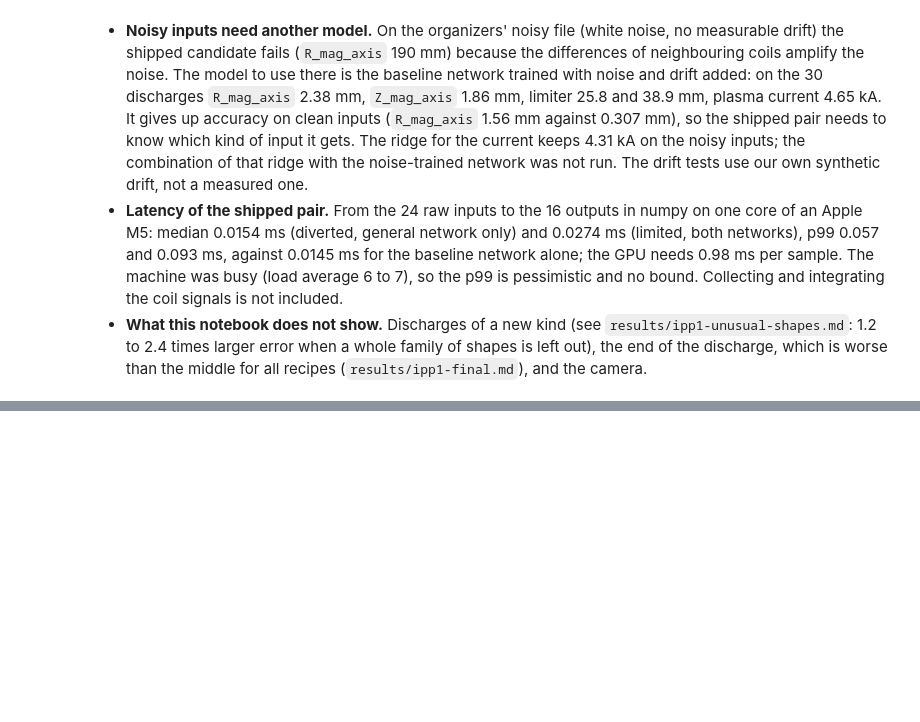
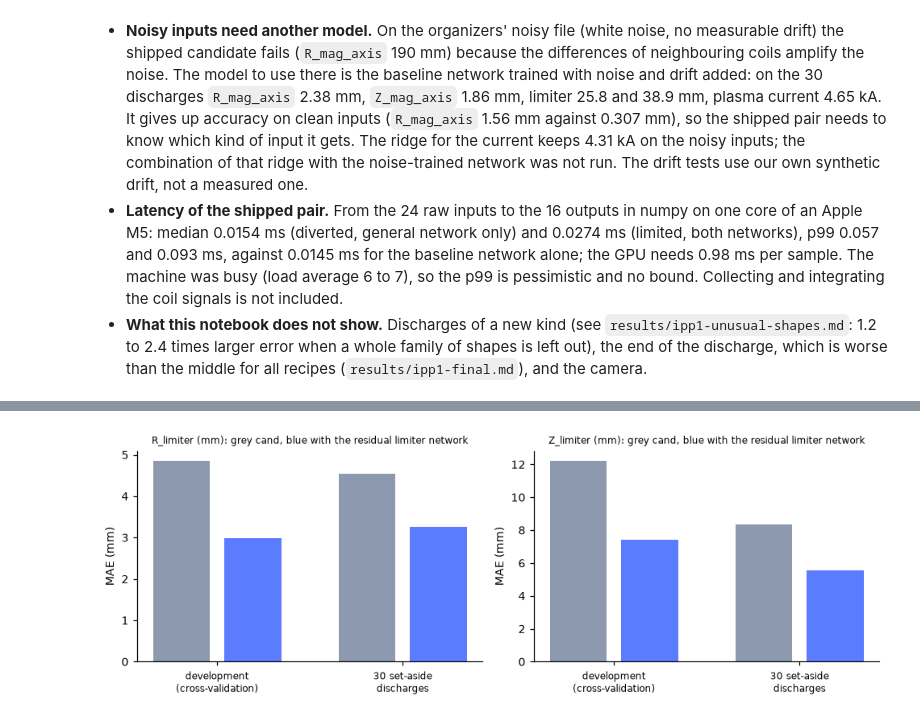
Before and after one commit to mschiller890/hackathon, a Jupyter notebook: notebooks/09_final_model_locked_test.ipynb, the cells around one changed output, grey strips where cells are left out. Cells and saved outputs as stored; diff of their text form; code cells hidden in the pictures; blank space fills up the shorter version.

```diff
--- a/notebooks/09_final_model_locked_test.ipynb
+++ b/notebooks/09_final_model_locked_test.ipynb
@@ -464,0 +471,19 @@ KEY_JSON {"locked_discharges": 30, "locked_rows": 8761, "positive_polarity": {"d
+# %%
+txt = (RES / "ipp1-limiter-swap.md").read_text()
+arm_pat = re.compile(r"\| (arm \d)[^|]*\| ([\d.]+) \(([\d.]+)\) \| ([\d.]+) \(([\d.]+)\) \| ([^|]*)\| ([^|]*)\|")
+arms = {m.group(1): dict(R_limiter_mm=float(m.group(2)), R_sd=float(m.group(3)), Z_limiter_mm=float(m.group(4)), Z_sd=float(m.group(5)), gain_R=m.group(6).strip() or "-", gain_Z=m.group(7).strip() or "-")
+        for m in map(arm_pat.match, txt.splitlines()) if m}
+names = {"arm 0": "cand (shipped)", "arm 1": "cand + residual limiter network", "arm 2": "control: own network, weight 1.5, 100 epochs"}
+dev = pd.DataFrame(arms).T.rename(index=names)
+print("Development: 119 discharges, 5 folds x 3 seeds, pooled out-of-fold MAE in mm, mean and SD over seeds")
+print(dev.to_string())
+lock = {m.group(1): (float(m.group(2)), float(m.group(3)), int(m.group(4))) for m in re.finditer(r"\| (R_limiter|Z_limiter) \(mm\) \| ([\d.]+) \| ([\d.]+) \| ([+-]?\d+) %", txt)}
+print("\nLocked 30 discharges, scored once (seed 0), MAE in mm:")
+print(pd.DataFrame(lock, index=["cand", "cand + residual limiter network", "change (%)"]).T.to_string())
+lat = re.search(r"\*\*median of the 5 runs\*\* \| \| \*\*([\d.]+)\*\* \| \*\*([\d.]+)\*\* \| \*\*([\d.]+)\*\*", txt)
+print(f"\nLimited-path median latency, 5 runs at normal priority (ms): cand {float(lat.group(1)):.4f}, with the residual limiter network {float(lat.group(2)):.4f}, control {float(lat.group(3)):.4f}")
+# the numbers quoted in the text below are checked here, so the text cannot drift from the report
+assert (arms["arm 0"]["R_limiter_mm"], arms["arm 1"]["R_limiter_mm"], arms["arm 0"]["Z_limiter_mm"], arms["arm 1"]["Z_limiter_mm"]) == (4.85, 2.98, 12.2, 7.44)
+assert lock == {"R_limiter": (4.55, 3.26, -28), "Z_limiter": (8.35, 5.55, -34)} and (float(lat.group(1)), float(lat.group(2))) == (0.029, 0.0872)
+KEY["extra_limiter"] = {"dev": {k: [v["R_limiter_mm"], v["Z_limiter_mm"]] for k, v in arms.items()}, "locked": lock, "latency_ms": [float(lat.group(1)), float(lat.group(2))]}
+print("\nProtocols: development = 5-fold GroupKFold by discharge inside the 119 development discharges, 3 seeds, paired folds and seeds; locked = trained on the 119, scored once on the 30; clean inputs; all other outputs identical to cand.")
@@ -464,0 +505,10 @@ KEY_JSON {"locked_discharges": 30, "locked_rows": 8761, "positive_polarity": {"d
+# %%
+fig, ax = plt.subplots(1, 2, figsize=(9, 3.2))
+for a, t, col in zip(ax, ("R_limiter", "Z_limiter"), ("R_limiter_mm", "Z_limiter_mm")):
+    vals = [dev.loc[names["arm 0"], col], dev.loc[names["arm 1"], col], lock[t][0], lock[t][1]]
+    a.bar([0, 1, 2.6, 3.6], vals, color=["#8d99ae", "#5b7cff", "#8d99ae", "#5b7cff"])
+    a.set_xticks([0.5, 3.1]); a.set_xticklabels(["development\n(cross-validation)", "30 set-aside\ndischarges"], fontsize=8)
+    a.set_title(t + " (mm): grey cand, blue with the residual limiter network", fontsize=8); a.set_ylabel("MAE (mm)")
+plt.tight_layout(); plt.show()
+# %% [output]
+[figure, added]
```
Also changed, not shown: parts of 3 cells of this notebook.
